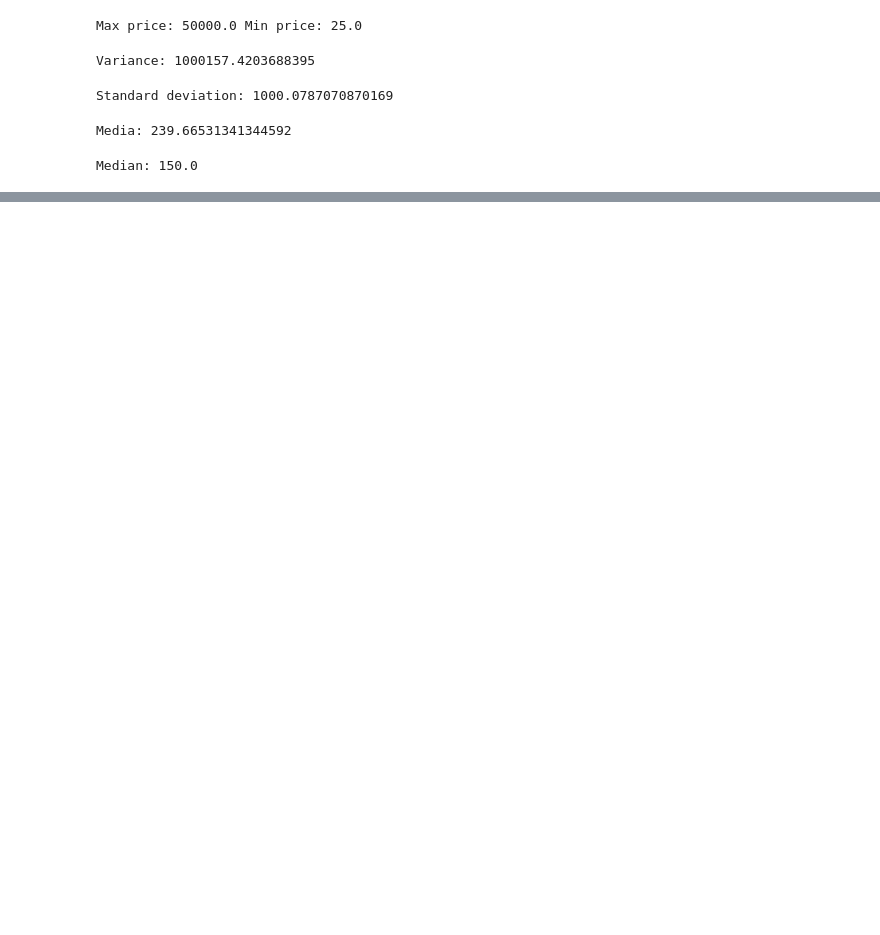
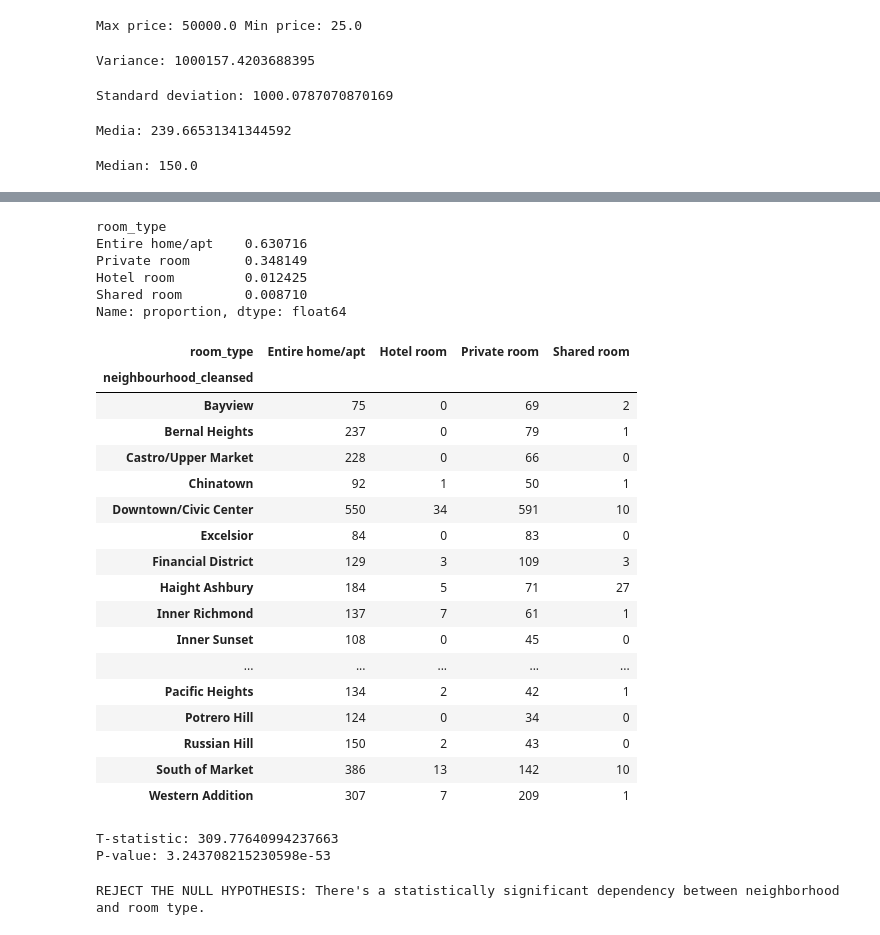
Before and after one commit to destebanft/MINE-ciencia-de-datos-taller1, a Jupyter notebook: taller_1.ipynb, the cells around one changed output, grey strips where cells are left out. Cells and saved outputs as stored; diff of their text form; code cells hidden in the pictures; blank space fills up the shorter version.

Commit message:
:hammer: add NULL HYPOTHESIS

```diff
--- a/taller_1.ipynb
+++ b/taller_1.ipynb
@@ -188,0 +250,3 @@ air_bnb_df['property_type'].value_counts(dropna=False, normalize=False).plot(kin
+# %%
+neighborhood_frec_cumsum = air_bnb_df['neighbourhood_cleansed'].value_counts(dropna=False, normalize=True).cumsum()
+neighborhood_frec_cumsum
@@ -188,0 +271,3 @@ air_bnb_df['property_type'].value_counts(dropna=False, normalize=False).plot(kin
+# %%
+most_representative_neighborhoods = neighborhood_frec_cumsum.loc[neighborhood_frec_cumsum < 0.9].index.tolist()
+most_representative_neighborhoods
@@ -188,0 +292,34 @@ air_bnb_df['property_type'].value_counts(dropna=False, normalize=False).plot(kin
+# %%
+air_bnb_df['room_type'].value_counts(dropna=False, normalize=True)
+# %% [output]
+room_type
+Entire home/apt    0.630716
+Private room       0.348149
+Hotel room         0.012425
+Shared room        0.008710
+Name: proportion, dtype: float64
+# %%
+contingency_table = pd.crosstab(
+    air_bnb_df.loc[air_bnb_df['neighbourhood_cleansed'].isin(most_representative_neighborhoods)]['neighbourhood_cleansed'],
+    air_bnb_df.loc[air_bnb_df['neighbourhood_cleansed'].isin(most_representative_neighborhoods)]['room_type']
+)
+contingency_table
+# %% [output]
+| room_type | Entire home/apt | Hotel room | Private room | Shared room |
+| neighbourhood_cleansed |  |  |  |  |
+| Bayview | 75 | 0 | 69 | 2 |
+| Bernal Heights | 237 | 0 | 79 | 1 |
+| Castro/Upper Market | 228 | 0 | 66 | 0 |
+| Chinatown | 92 | 1 | 50 | 1 |
+| Downtown/Civic Center | 550 | 34 | 591 | 10 |
+| Excelsior | 84 | 0 | 83 | 0 |
+| Financial District | 129 | 3 | 109 | 3 |
+| Haight Ashbury | 184 | 5 | 71 | 27 |
+| Inner Richmond | 137 | 7 | 61 | 1 |
+| Inner Sunset | 108 | 0 | 45 | 0 |
+| ... | ... | ... | ... | ... |
+| Pacific Heights | 134 | 2 | 42 | 1 |
+| Potrero Hill | 124 | 0 | 34 | 0 |
+| Russian Hill | 150 | 2 | 43 | 0 |
+| South of Market | 386 | 13 | 142 | 10 |
+| Western Addition | 307 | 7 | 209 | 1 |
@@ -188,0 +330,13 @@ air_bnb_df['property_type'].value_counts(dropna=False, normalize=False).plot(kin
+# %%
+print("T-statistic:", chi2)
+print("P-value:", p_value)
+# %% [output]
+T-statistic: 309.77640994237663
+P-value: 3.243708215230598e-53
+# %%
+if p_value <= alpha:
+    print("REJECT THE NULL HYPOTHESIS: There's a statistically significant dependency between neighborhood and room type.")
+else:
+    print("FAIL TO REJECT THE NULL HYPOTHESIS: There's no statistically significant dependency between neighborhood and room type.")
+# %% [output]
+REJECT THE NULL HYPOTHESIS: There's a statistically significant dependency between neighborhood and room type.
```
Also changed, not shown: parts of 16 cells of this notebook.
